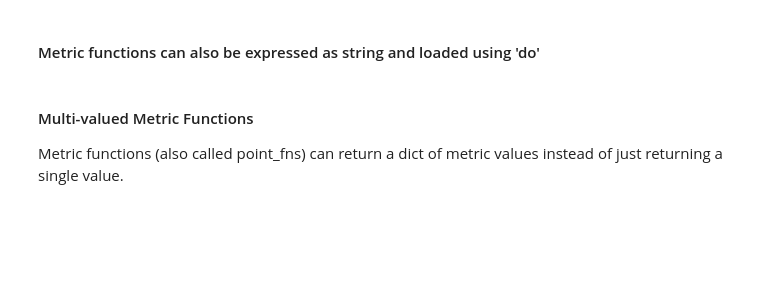
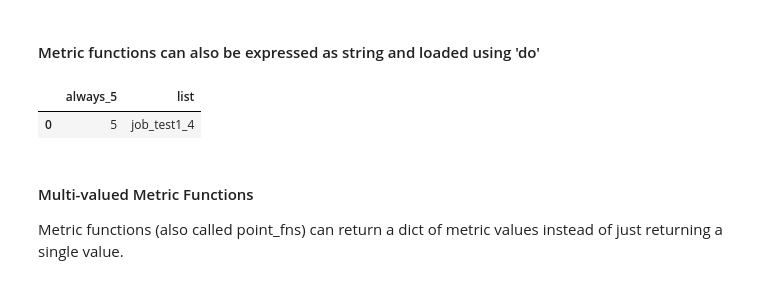
Before and after one commit to oblinger/dvc-dat, a Jupyter notebook: examples/dat_tools_examples.ipynb, the cells around one changed output. Saved outputs shown, nothing was run; the diff lists cells and outputs as text; code cells hidden in the pictures; blank space fills up the shorter version.

Commit message:
Got the dat_tools notebook working again

```diff
--- a/examples/dat_tools_examples.ipynb
+++ b/examples/dat_tools_examples.ipynb
@@ -83,10 +86,11 @@ dt.from_dat([dat1, dat2], [always_17, always_18])
 # %% [markdown]
 #### Metric functions can also be expressed as string and loaded using 'do'
 # %%
-do.register_module("registered_cube",
-                           "example_do_folder.dat_tools_examples.cube_hello",
-                   allow_redefine=True)
+do.mount(at="registered_cube", module="example_do_folder.dat_tools_examples.cube_hello")
 dt.from_dat([dat1], ["registered_cube.always_5"])
+# %% [output]
+|  | always_5 | list |
+| 0 | 5 | job_test1_4 |
 # %% [markdown]
 #### Multi-valued Metric Functions
 Metric functions (also called point_fns) can return a dict of metric values instead of just returning a single value.
```
Also changed, not shown: parts of 22 cells of this notebook, 1 other file.
